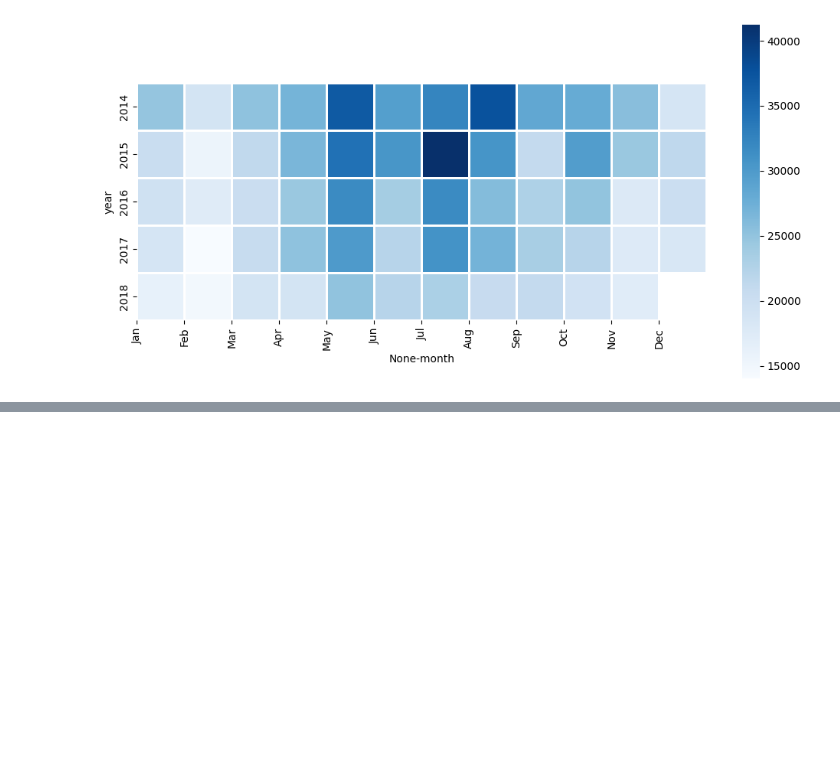
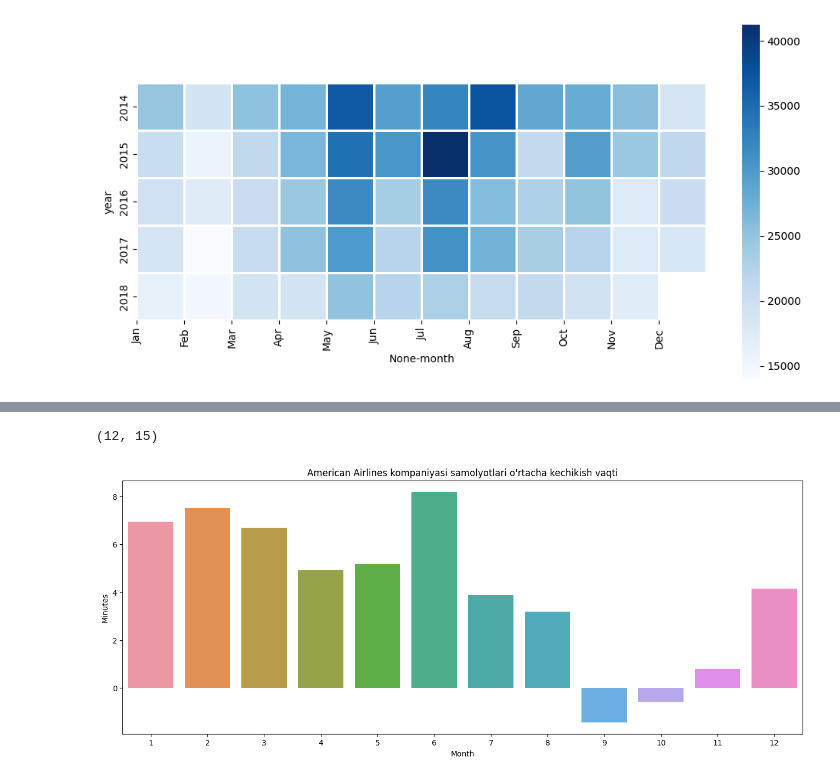
Before and after one commit to Shermukhammat/ZTM_Data_Science, a Jupyter notebook: visualization/7_heatmap.ipynb, the cells around one changed output, grey strips where cells are left out. Cells and saved outputs as stored; diff of their text form; code cells hidden in the pictures; blank space fills up the shorter version.

Commit message:
I note 7 lesson heatmap bonus notebook

```diff
--- a/visualization/7_heatmap.ipynb
+++ b/visualization/7_heatmap.ipynb
@@ -105,0 +101,3 @@ plt.show()
+# %%
+df = pd.read_csv("https://raw.githubusercontent.com/anvarnarz/praktikum_datasets/main/flight_delays.csv")
+df.head()
@@ -105,0 +111,12 @@ plt.show()
+# %%
+df.shape
+# %% [output]
+(12, 15)
+# %%
+plt.figure(figsize=(16,6))
+sns.barplot(x=df['Month'], y=df['AA'])
+plt.title("American Airlines kompaniyasi samolyotlari o'rtacha kechikish vaqti")
+plt.ylabel("Minutes")
+plt.show()
+# %% [output]
+[figure, added]
```
Also changed, not shown: parts of 11 cells of this notebook.
